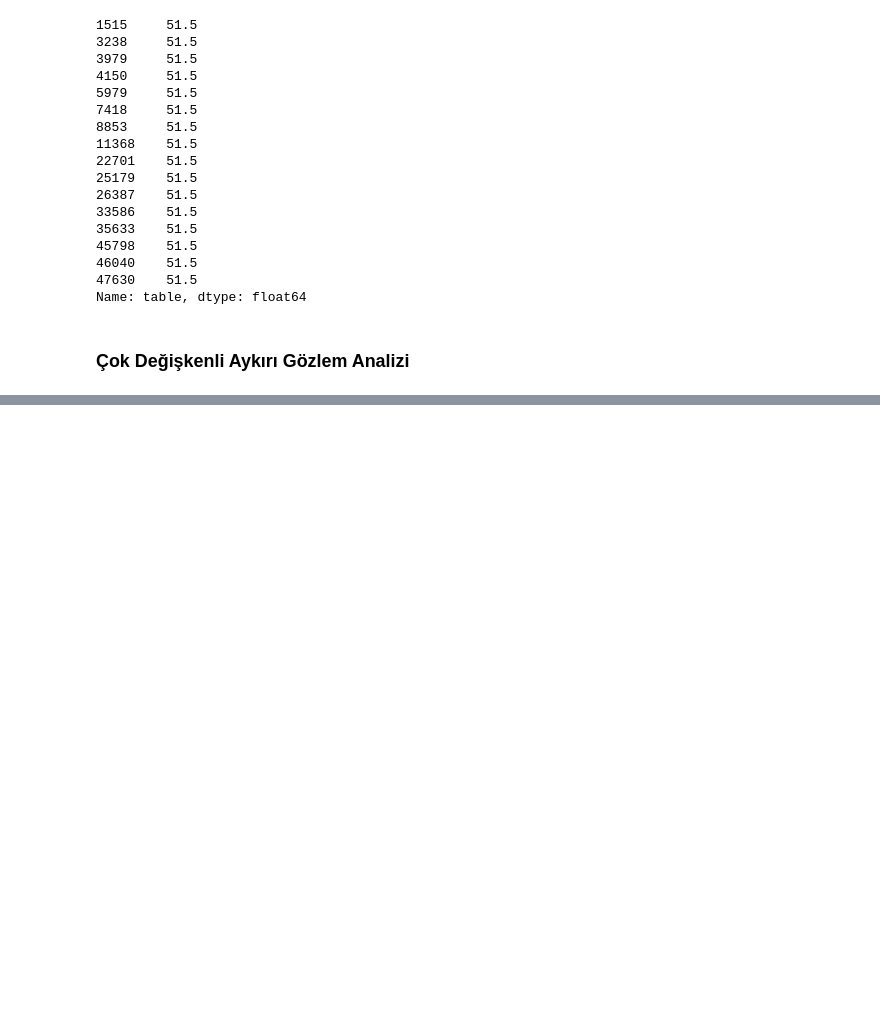
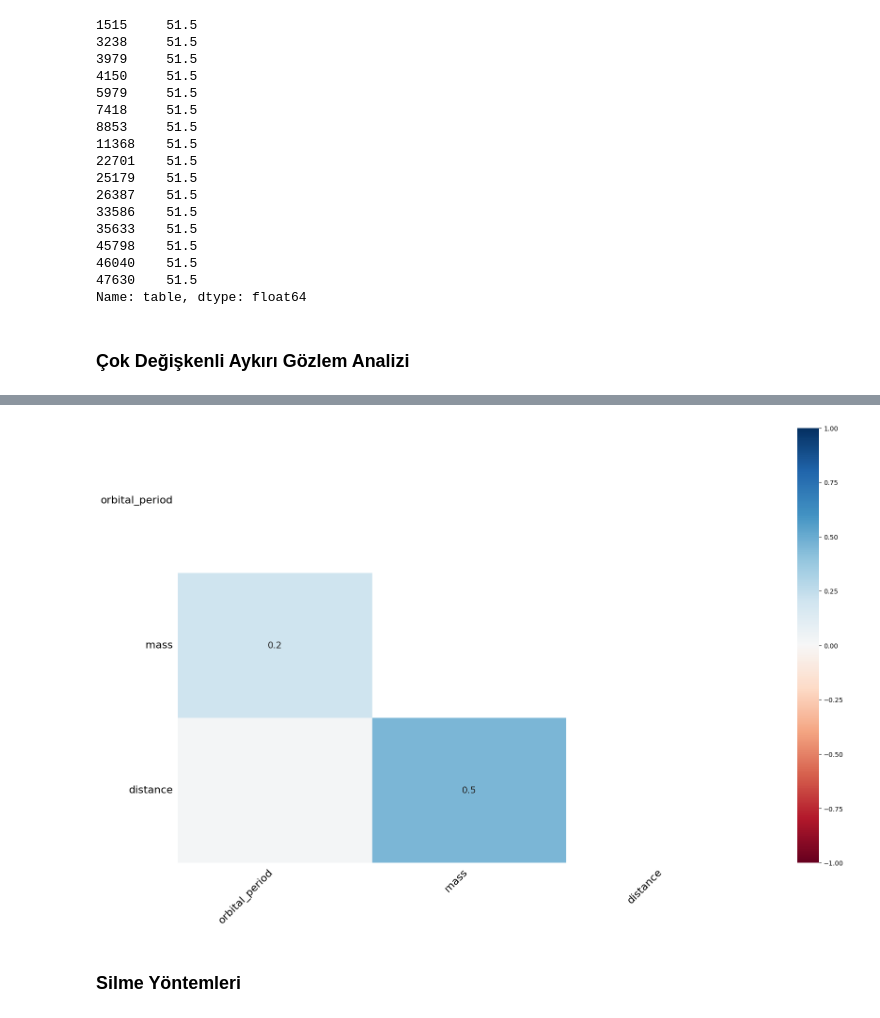
Before and after one commit to MelikeApalak/veri_analizi, a Jupyter notebook: data_preprocessing.ipynb, the cells around one changed output, grey strips where cells are left out. Drawn from its saved outputs; the diff is of its cells as text; code cells hidden in the pictures; blank space fills up the shorter version.

```diff
--- a/data_preprocessing.ipynb
+++ b/data_preprocessing.ipynb
@@ -300,0 +722,6 @@ Name: table, dtype: float64
+# %%
+msno.heatmap(df);
+# %% [output]
+[figure, added]
+# %% [markdown]
+### Silme Yöntemleri
```
Also changed, not shown: parts of 75 cells of this notebook.
